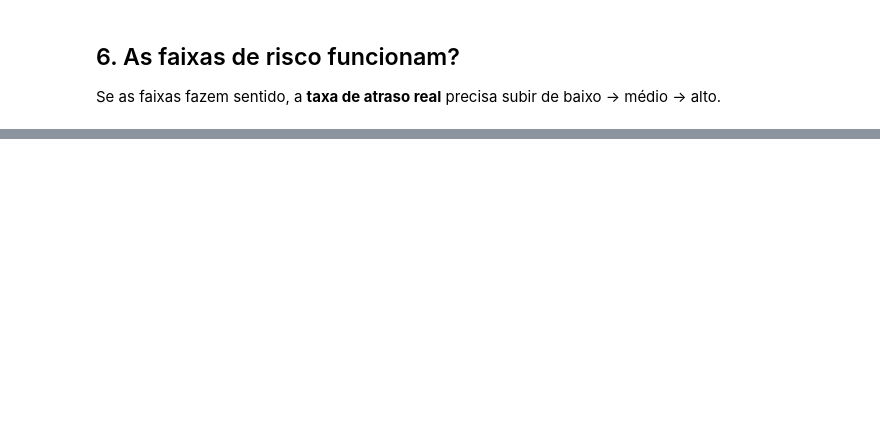
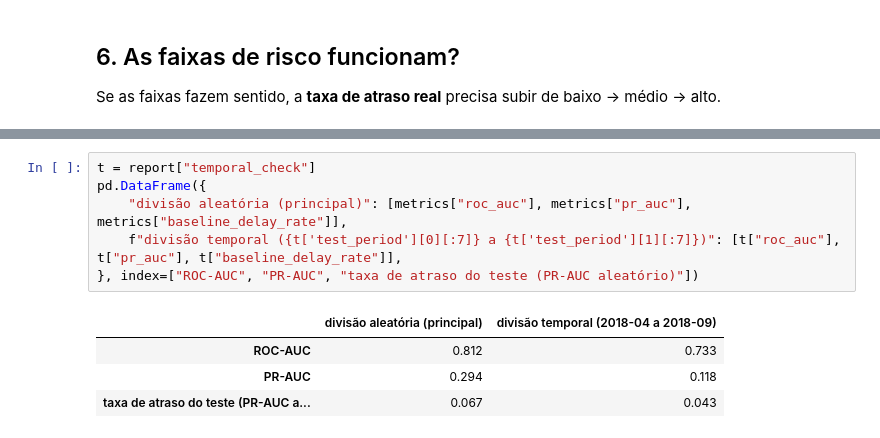
Before and after one commit to HypogramTechnologies/HypoLog, a Jupyter notebook: ml/notebooks/02_modelo.ipynb, the cells around one changed output, grey strips where cells are left out. Drawn from its saved outputs; the diff is of its cells as text; blank space fills up the shorter version.

```diff
--- a/ml/notebooks/02_modelo.ipynb
+++ b/ml/notebooks/02_modelo.ipynb
@@ -216,3 +237,14 @@ Faixas: médio >= 0.044 | alto >= 0.088
+# %%
+t = report["temporal_check"]
+pd.DataFrame({
+    "divisão aleatória (principal)": [metrics["roc_auc"], metrics["pr_auc"], metrics["baseline_delay_rate"]],
+    f"divisão temporal ({t['test_period'][0][:7]} a {t['test_period'][1][:7]})": [t["roc_auc"], t["pr_auc"], t["baseline_delay_rate"]],
+}, index=["ROC-AUC", "PR-AUC", "taxa de atraso do teste (PR-AUC aleatório)"])
+# %% [output]
+|  | divisão aleatória (principal) | divisão temporal (2018-04 a 2018-09) |
+| ROC-AUC | 0.812 | 0.733 |
+| PR-AUC | 0.294 | 0.118 |
+| taxa de atraso do teste (PR-AUC a... | 0.067 | 0.043 |
 # %% [markdown]
 ## Conclusões
 
```
Also changed, not shown: parts of 10 cells of this notebook, 7 other files.
